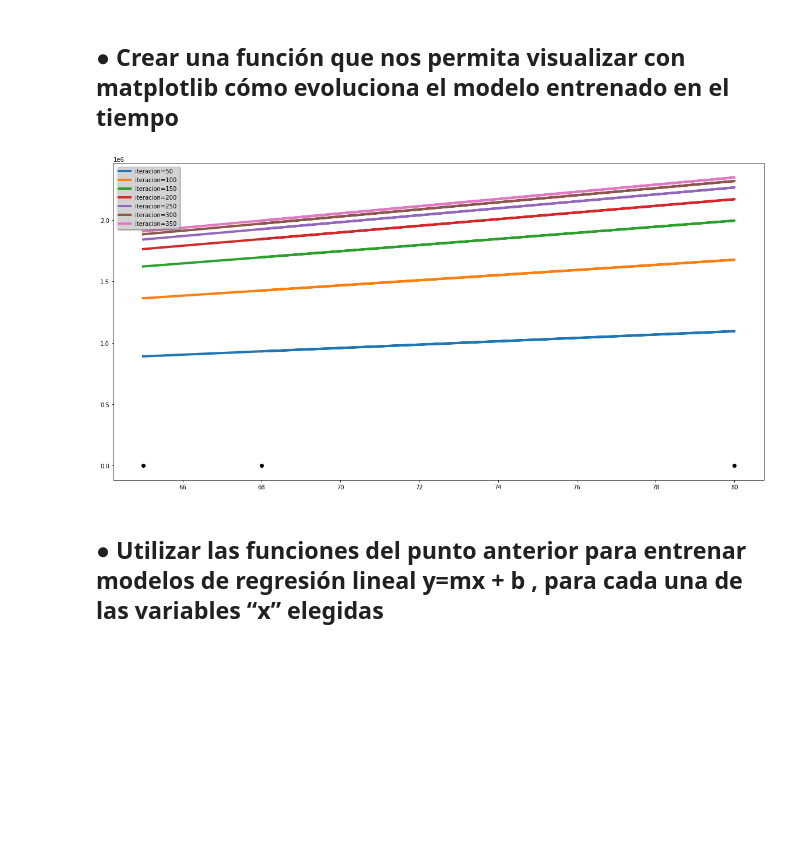
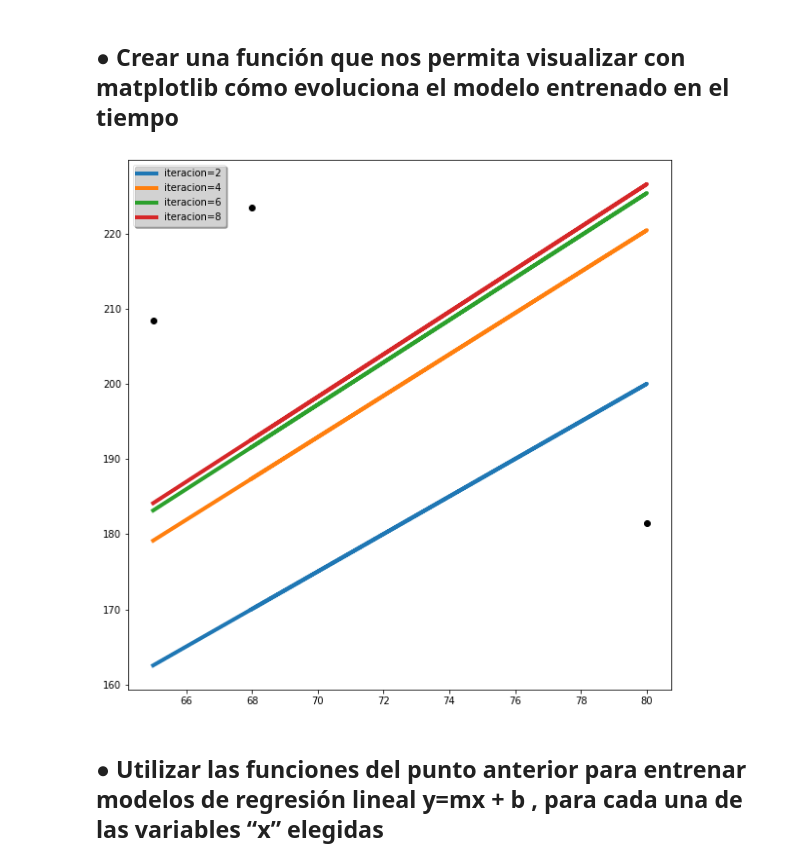
Before and after one commit to EmilioGGG/galileo, a Jupyter notebook: Proyecto_Final_CDP.ipynb, the cells around one changed output. Drawn from its saved outputs; the diff is of its cells as text; code cells hidden in the pictures; blank space fills up the shorter version.

Commit message:
Proyecto Final
Entregable proyecto final - Puede sufrir cambios.

```diff
--- a/Proyecto_Final_CDP.ipynb
+++ b/Proyecto_Final_CDP.ipynb
@@ -208,5 +208,5 @@ def func_proyecto(x,y,epo,print_flag,lr_rate):
     return (error_array, y_modelo)
 # %%
 #Aqui hay que probar lo del excel para ver como funciona
-error_val, modelo = func_proyecto([65,80,68],[208.5,181.5,223.5],10,2,0.0001)
+error_val, modelo = func_proyecto([65,80,68],[208.5,181.5,223.5],10,5,0.0001)
 # %% [output]
@@ -244,7 +241,7 @@ tiempo_error(error_val)
 ## ●	Crear una función que nos permita visualizar con matplotlib cómo evoluciona el modelo entrenado en el tiempo
 # %%
 def modelo_tiempo(modelo,iter,x,y):
-    fig, axq = plt.subplots(1,1,figsize=(20, 10))
+    fig, axq = plt.subplots(1,1,figsize=(10, 10))
     axq.scatter(x, y,  color='black')
     # Train the model using the training sets
     for  val  in range(len(modelo)):
@@ -262,9 +259,9 @@ def modelo_tiempo(modelo,iter,x,y):
     plt.show()
 # %%
 
-modelo_tiempo(modelo, 50,[65,80,68],[208.5,181.5,223.5])
+modelo_tiempo(modelo, 2,[65,80,68],[208.5,181.5,223.5])
 # %% [output]
-[figure, old version]
+[figure, new version]
 # %% [markdown]
 ## ●	Utilizar las funciones del punto anterior para entrenar modelos de regresión lineal y=mx +  b , para cada una de las variables “x” elegidas
 # %%
```
Also changed, not shown: parts of 7 cells of this notebook.
